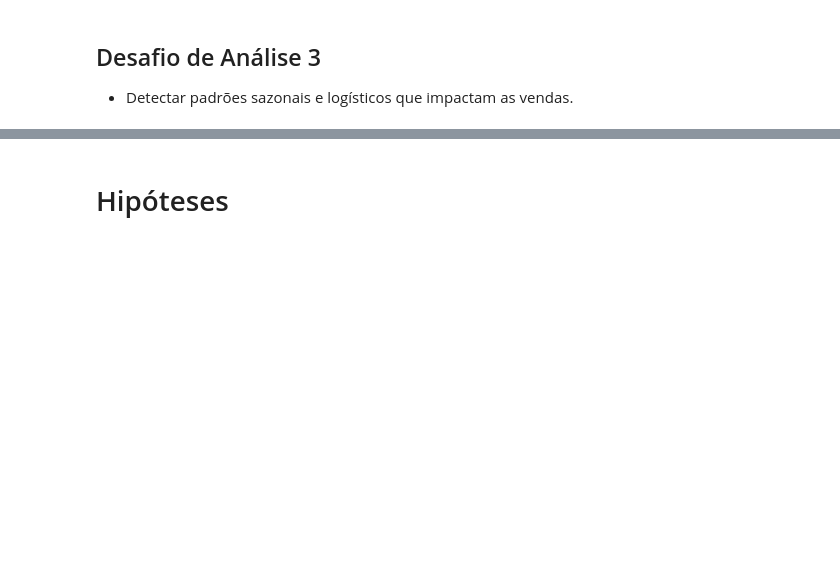
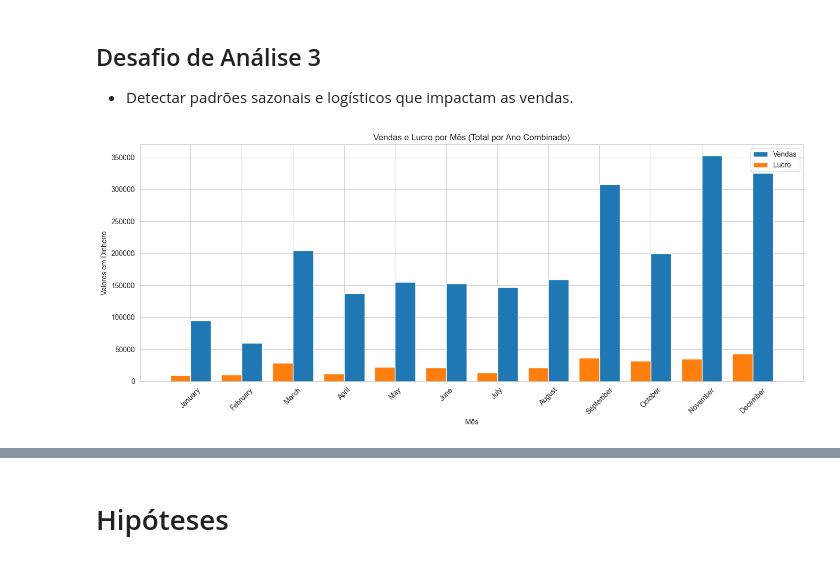
Before and after one commit to MaluAbrami/trabAnaliseDeDados, a Jupyter notebook: notebooks/Trabalho.ipynb, the cells around one changed output, grey strips where cells are left out. Saved outputs shown, nothing was run; the diff lists cells and outputs as text; code cells hidden in the pictures; blank space fills up the shorter version.

```diff
--- a/notebooks/Trabalho.ipynb
+++ b/notebooks/Trabalho.ipynb
@@ -784,3 +784,26 @@ Região: East | Lucro médio: 32.14 | Desconto médio: 0.15
 # %% [markdown]
 ## Desafio de Análise 3
 - Detectar padrões sazonais e logísticos que impactam as vendas.
+# %%
+# Agrupar por mês: somar vendas e lucros
+df['Mês'] = df['Order Date'].dt.month
+df['Nome do Mês'] = df['Order Date'].dt.month_name()
+resumo_mensal = df.groupby('Mês')[['Sales', 'Profit']].sum().reset_index()
+resumo_mensal['Nome do Mês'] = resumo_mensal['Mês'].apply(lambda x: pd.to_datetime(str(x), format='%m').strftime('%B'))
+resumo_mensal = resumo_mensal.sort_values('Mês')
+
+# Plotar gráfico de barras agrupadas
+plt.figure(figsize=(14, 6))
+largura = 0.4
+plt.bar(resumo_mensal['Nome do Mês'], resumo_mensal['Sales'], width=largura, label='Vendas', align='edge')
+plt.bar(resumo_mensal['Nome do Mês'], resumo_mensal['Profit'], width=-largura, label='Lucro', align='edge')
+plt.title('Vendas e Lucro por Mês (Total por Ano Combinado)')
+plt.xlabel('Mês')
+plt.ylabel('Valores em Dinheiro')
+plt.xticks(rotation=45)
+plt.legend()
+plt.grid(True)
+plt.tight_layout()
+plt.show()
+# %% [output]
+[figure, added]
```
Also changed, not shown: parts of 4 cells of this notebook.
